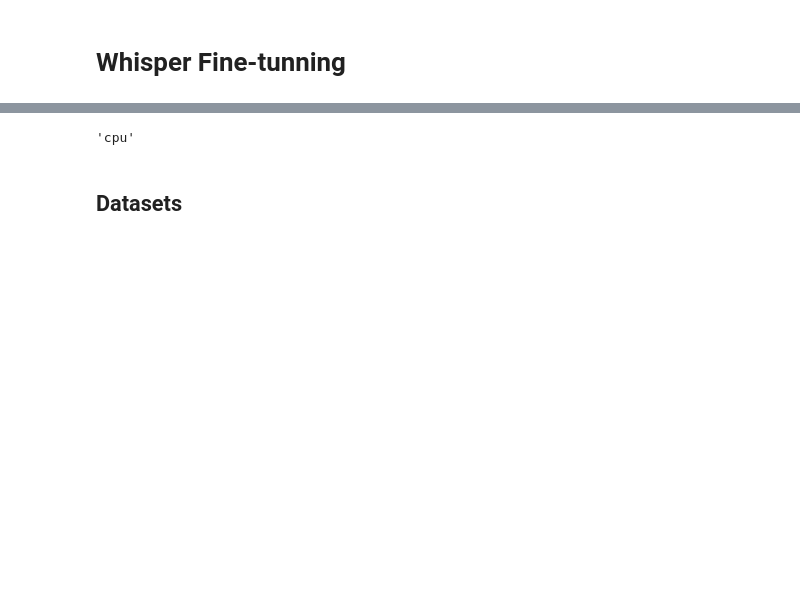
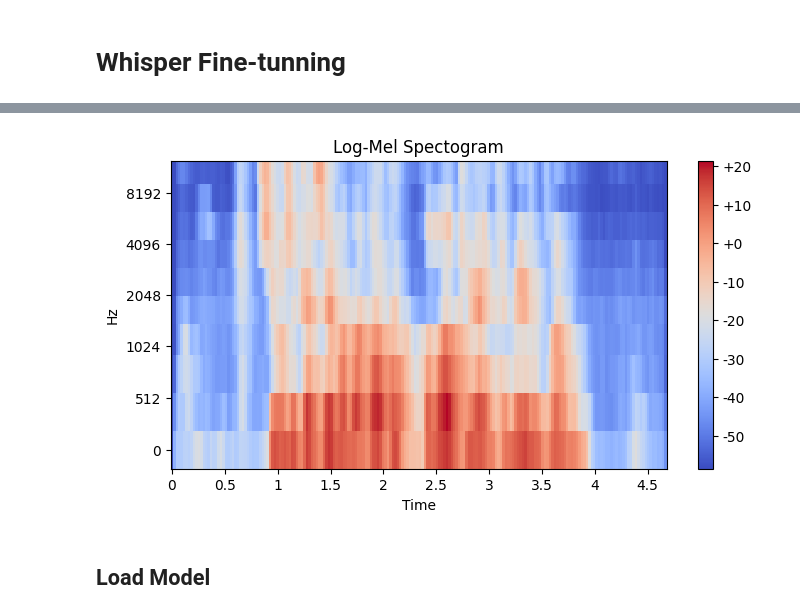
Before and after one commit to rdemarqui/data_science_basico, a Jupyter notebook: Whisper_Fine_tunning_Portuguese.ipynb, the cells around one changed output, grey strips where cells are left out. Saved outputs shown, nothing was run; the diff lists cells and outputs as text; code cells hidden in the pictures; blank space fills up the shorter version.

```diff
--- a/Whisper_Fine_tunning_Portuguese.ipynb
+++ b/Whisper_Fine_tunning_Portuguese.ipynb
@@ -20,11 +104,17 @@
+# %%
+log_mel_spectogram = librosa.power_to_db(mel_spectrogram)
+
+plt.figure(figsize=(8,4))
+librosa.display.specshow(log_mel_spectogram,
+                         x_axis='time',
+                         y_axis='mel',
+                         sr=sampling_rate)
+plt.colorbar(format="%+2.f")
+plt.title("Log-Mel Spectogram")
+plt.show()
+# %% [output]
+[figure, added]
+# %% [markdown]
+## Load Model
 # %%
 ! pip install transformers
-# %%
-# Check Environment
-device = !nvidia-smi -L
-device = "cuda" if device[0][:3] == 'GPU' else "cpu"
-device
-# %% [output]
-'cpu'
-# %% [markdown]
-## Datasets
```
Also changed, not shown: parts of 23 cells of this notebook.
